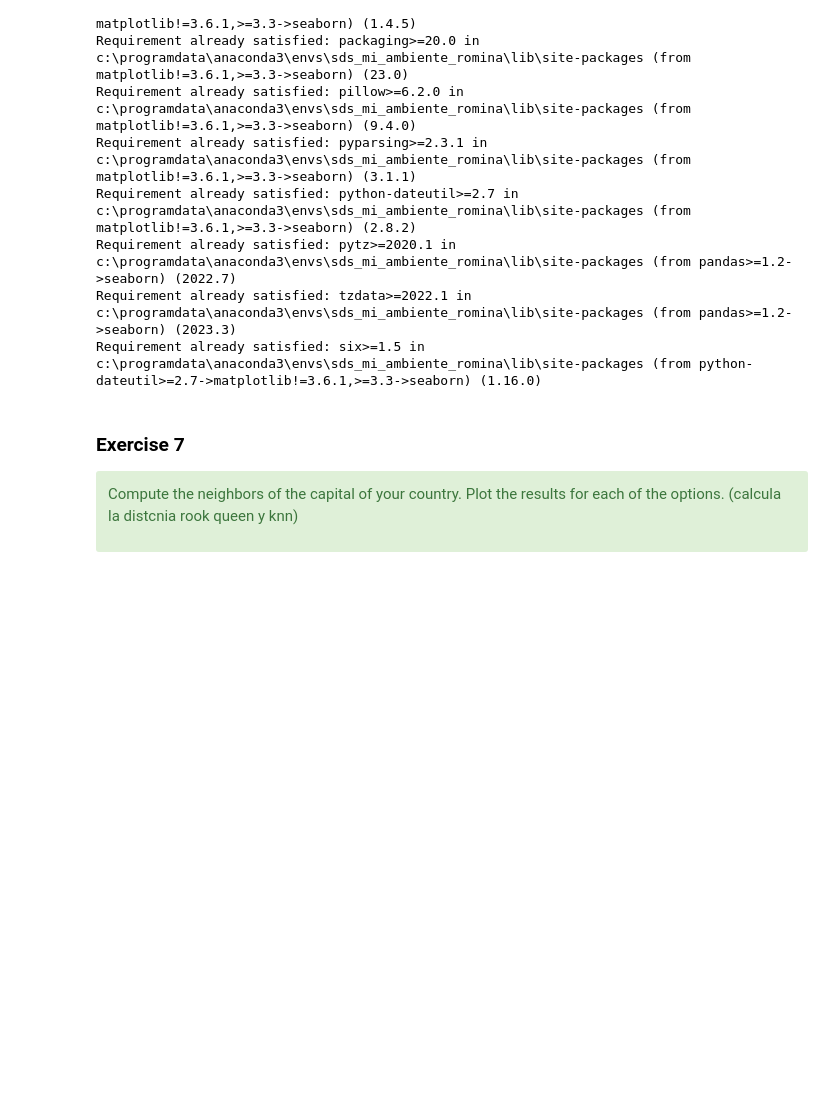
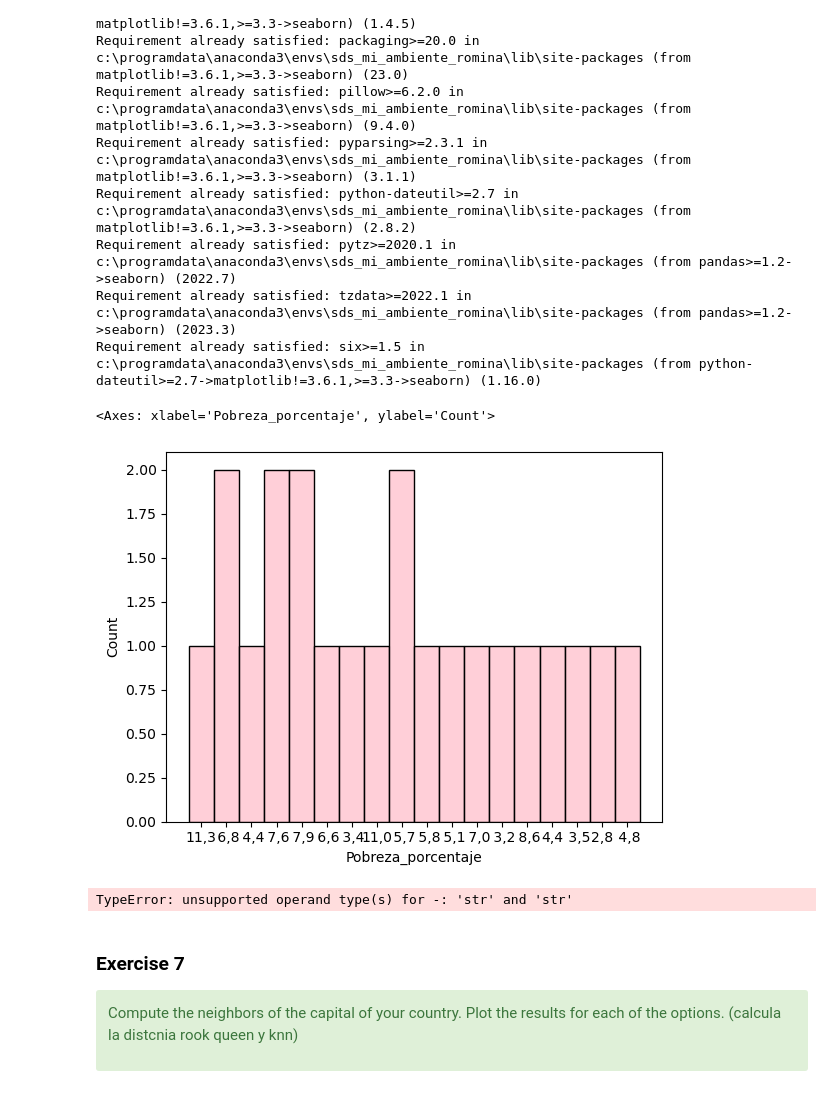
Before and after one commit to Romina300/TareaFinal_2, a Jupyter notebook: TareaFinal_parte2.ipynb, the cells around one changed output. Drawn from its saved outputs; the diff is of its cells as text; code cells hidden in the pictures; blank space fills up the shorter version.

```diff
--- a/TareaFinal_parte2.ipynb
+++ b/TareaFinal_parte2.ipynb
@@ -104,0 +133,6 @@ provinciasDF
+# %%
+# all capitals, no empty spaces before or after.
+
+capitalizeColumns=lambda x: x.str.upper().str.strip()
+base_datos[['Provincia']]=base_datos[['Provincia']].apply(capitalizeColumns)
+provinciasGDF[['Provincia']]=provinciasGDF[['Provincia']].apply(capitalizeColumns)
@@ -104,0 +144,7 @@ provinciasDF
+# %%
+import unidecode
+
+
+byePunctuation=lambda x: unidecode.unidecode(x)
+base_datos[['Provincia']]=base_datos[['Provincia']].applymap(byePunctuation)  #applymap for olderpandas para colab
+provinciasGDF[['Provincia']]=provinciasGDF[['Provincia']].applymap(byePunctuation) #applymap for olderpandas
@@ -104,0 +178,4 @@ provinciasDF
+# %%
+provinciasGDF2=provinciasGDF.merge(base_datos, on='Provincia')
+# check
+provinciasGDF2.info()
@@ -104,0 +198,6 @@ provinciasDF
+# %%
+bye=['Año','Pais_y']
+provinciasGDF2.drop(columns=bye,inplace=True)
+provinciasGDF2.rename(columns={'Pais_x':'Pais'},inplace=True)
+# keeping
+provinciasGDF2.head()
@@ -256,4 +348,7 @@ Requirement already satisfied: six>=1.5 in c:\programdata\anaconda3\envs\sds_mi_
 # %%
 import seaborn as sea
 
-sea.histplot(datadisMap.IDH2019, color='yellow')
+sea.histplot(provinciasGDF2.Pobreza_porcentaje, color='pink')
+# %% [output]
+<Axes: xlabel='Pobreza_porcentaje', ylabel='Count'>
+[figure, added]
@@ -288,0 +355,18 @@ mp5 = mapclassify.MaxP(theVar, k=K)
+# %%
+# Probaremos hacer 6 intervalos
+import mapclassify#esto no tien q ver con la data espacial ino cortes con la data numerica
+import numpy as np  #es uuna manera de decir equal interval
+
+np.random.seed(12345) # so we all get the same results!
+K=6
+variable=provinciasGDF2['Pobreza_porcentaje']
+ei6 = mapclassify.EqualInterval(variable, k=K)
+msd = mapclassify.StdMean(variable)
+q6=mapclassify.Quantiles(variable,k=K)
+mb6 = mapclassify.MaximumBreaks(variable, k=K)
+ht = mapclassify.HeadTailBreaks(variable)
+fj6 = mapclassify.FisherJenks(variable, k=K)
+jc6 = mapclassify.JenksCaspall(variable, k=K)
+mp6 = mapclassify.MaxP(variable, k=K)
+# %% [output]
+TypeError: unsupported operand type(s) for -: 'str' and 'str'
```
Also changed, not shown: parts of 29 cells of this notebook.
